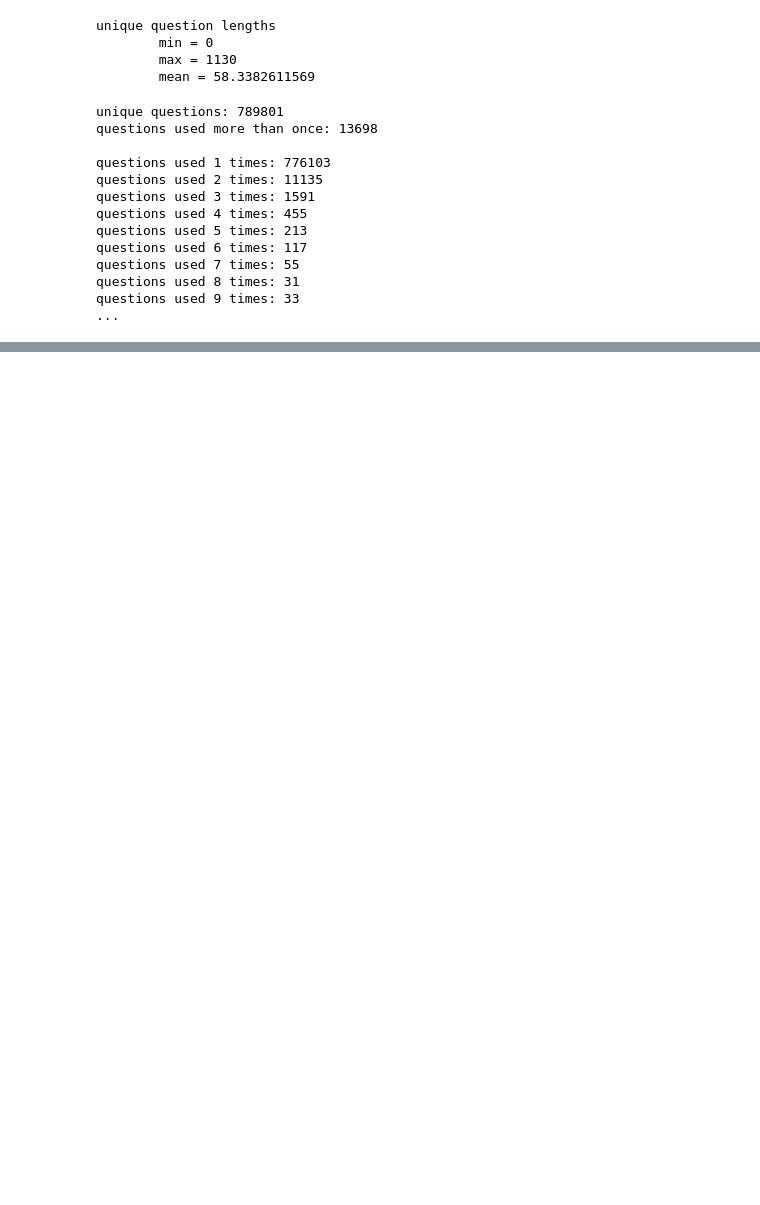
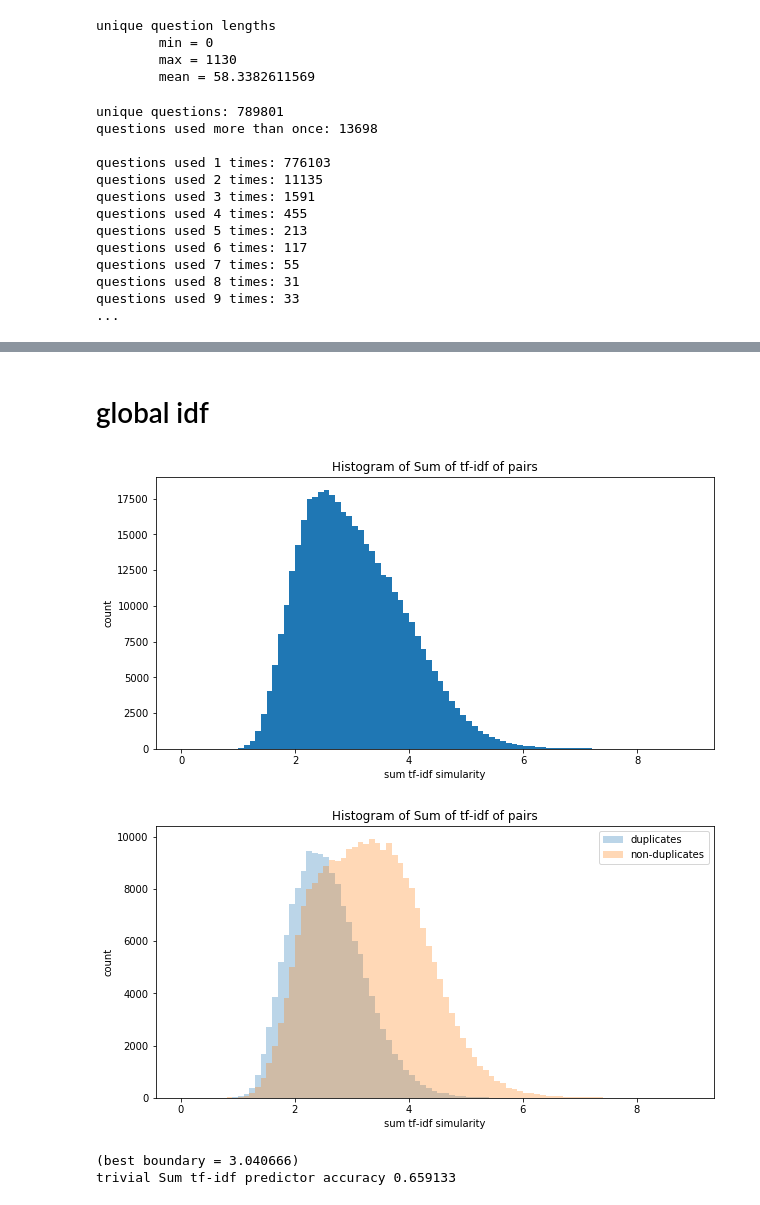
Before and after one commit to ttthao/QuoraDuplicateQuestions, a Jupyter notebook: Sebastian.ipynb, the cells around one changed output, grey strips where cells are left out. Saved outputs shown, nothing was run; the diff lists cells and outputs as text; code cells hidden in the pictures; blank space fills up the shorter version.

```diff
--- a/Sebastian.ipynb
+++ b/Sebastian.ipynb
@@ -184,0 +413,79 @@ plt.show()
+# %% [markdown]
+# global idf
+# %%
+idf = {}
+for q in uniq_questions:
+    d = vectorize_string(q)
+    for word in d:
+        if word in idf:
+            idf[word] += 1
+        else:
+            idf[word] = 1
+
+for word in idf:
+    idf[word] = math.log10(len(uniq_questions)/idf[word])
+
+def sum_tf_idf(s1,s2):
+    '''
+    returns the sum of the tf-idf of each word in
+    both strings
+    '''
+
+    d1 = vectorize_string(s1)
+    d2 = vectorize_string(s2)
+
+    tf_idf = {}
+    for word in d1:
+        tf_idf[word] = float(d1[word])/len(d1)*idf[word]
+    for word in d2:
+        if word not in tf_idf:
+            tf_idf[word] = float(d2[word])/len(d2)*idf[word]
+
+    total = 0
+    for word in tf_idf:
+        total += tf_idf[word]
+
+    return total
+
+
+tfidf_all = [sum_tf_idf(d[q1], d[q2]) for d in data]
+
+plt.title('Histogram of Sum of tf-idf of pairs')
+plt.xlabel('sum tf-idf simularity')
+plt.ylabel('count')
+bins = np.arange(0,9,.1)
+plt.hist(tfidf_all, bins=bins)
+plt.show()
+
+tfidf_dup = [sum_tf_idf(d[q1], d[q2]) for d in data if d[dup] == '1']
+tfidf_non = [sum_tf_idf(d[q1], d[q2]) for d in data if d[dup] == '0']
+
+plt.title('Histogram of Sum of tf-idf of pairs')
+plt.xlabel('sum tf-idf simularity')
+plt.ylabel('count')
+
+plt.hist(tfidf_dup, bins=bins, alpha=0.3, label='duplicates')
+plt.hist(tfidf_non, bins=bins, alpha=0.3, label='non-duplicates')
+plt.legend(loc='best')
+plt.show()
+
+# Trivial predictor
+X = [sum_tf_idf(d[q1], d[q2]) for d in data]
+
+# weigted average of averages of dup vs non dup
+best_boundary = (np.mean(tfidf_dup)*len(tfidf_dup)+np.mean(tfidf_non)*len(tfidf_non))/len(tfidf_all)
+print("(best boundary = %f)"%best_boundary)
+
+def trivial_predictor(x):
+    if x < best_boundary:
+        return 1
+    else:
+        return 0
+
+tp_tfidf_accuracy = float(sum([1 for xi, yi in zip(X,y) if trivial_predictor(xi) == yi]))/len(y)
+print('trivial Sum tf-idf predictor accuracy %f'%tp_tfidf_accuracy)
+# %% [output]
+[figure, added]
+[figure, added]
+(best boundary = 3.040666)
+trivial Sum tf-idf predictor accuracy 0.659133
```
Also changed, not shown: parts of 19 cells of this notebook.
